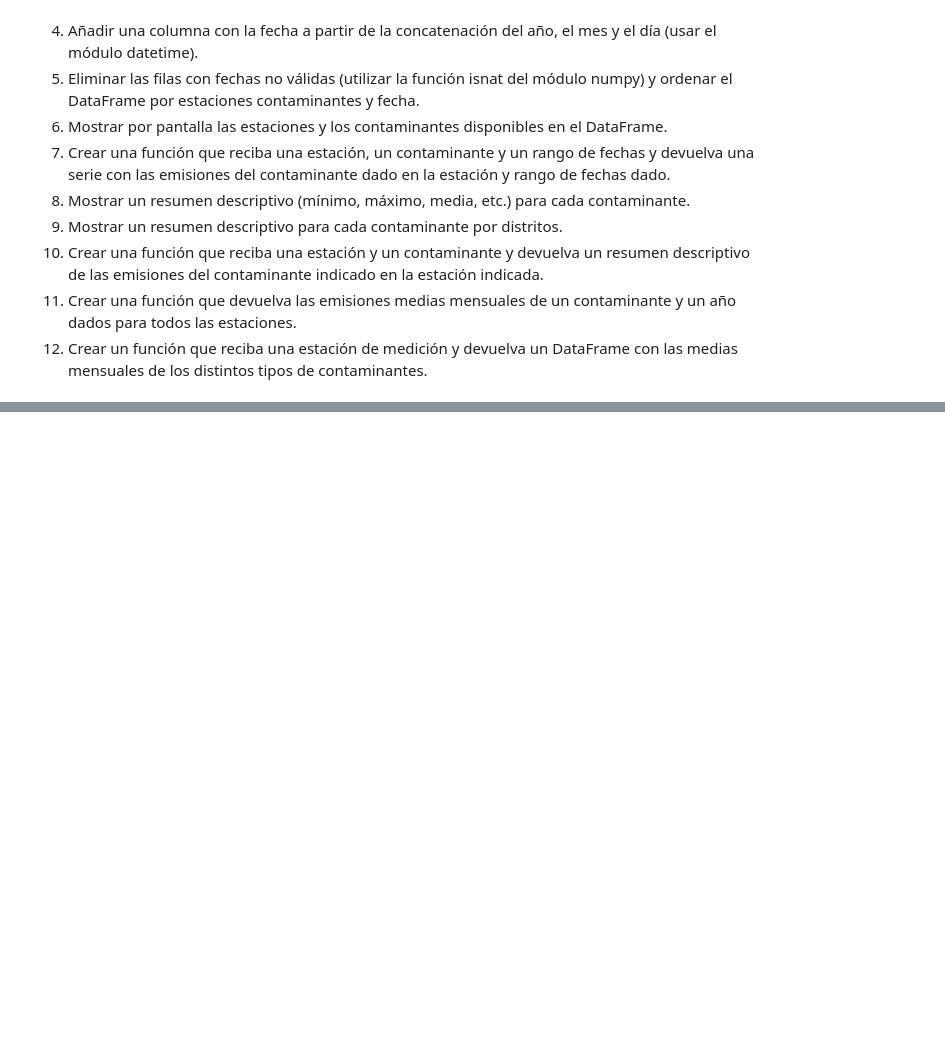
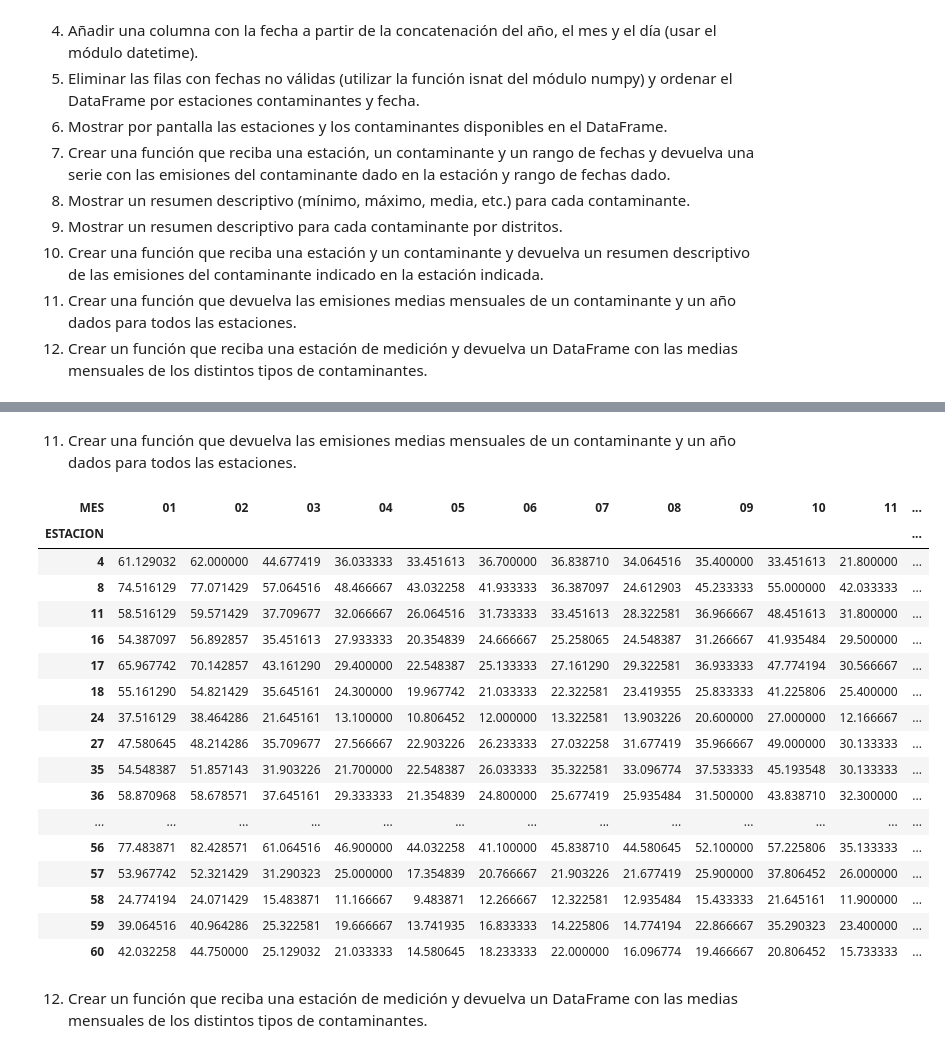
Before and after one commit to javipiazza94/Data-Science-TBB, a Jupyter notebook: SCRIPTS/Legal/Ejercicios.ipynb, the cells around one changed output, grey strips where cells are left out. Cells and saved outputs as stored; diff of their text form; code cells hidden in the pictures; blank space fills up the shorter version.

```diff
--- a/SCRIPTS/Legal/Ejercicios.ipynb
+++ b/SCRIPTS/Legal/Ejercicios.ipynb
@@ -473,0 +585,9 @@ Los ficheros emisiones-2016.csv, emisiones-2017.csv, emisiones-2018.csv y emisio
+# %%
+#Formateamos el string de la fecha
+emisiones['DIA'] = emisiones.DIA.str.replace("D", "")
+emisiones['DIA'] = emisiones.DIA.str.lstrip()
+# %%
+emisiones['MES']=  emisiones.MES.apply(lambda x : f'{int(x):02}')
+# %%
+emisiones['FECHA'] = pd.to_datetime(emisiones['ANO'].astype(str) + '-' + emisiones['MES'].astype(str) + '-' + emisiones['DIA'].astype(str), errors='coerce')
+emisiones
@@ -473,0 +610,3 @@ Los ficheros emisiones-2016.csv, emisiones-2017.csv, emisiones-2018.csv y emisio
+# %%
+emisiones = emisiones.drop(emisiones[np.isnat(emisiones.FECHA)].index) #drop(df[col])
+emisiones.sort_values(['ESTACION', 'FECHA'])
@@ -473,0 +718,28 @@ Los ficheros emisiones-2016.csv, emisiones-2017.csv, emisiones-2018.csv y emisio
+# %% [markdown]
+11. Crear una función que devuelva las emisiones medias mensuales de un contaminante y un año dados para todos las estaciones.
+# %%
+def mediasMensualesContaminantes(contaminante, año):
+    return emisiones[(emisiones['ANO']==año) & (emisiones['MAGNITUD']== contaminante)].groupby(['ESTACION', 'MES']).VALOR.mean().unstack('MES')
+
+mediasMensualesContaminantes(8, 2019)
+# %% [output]
+| MES | 01 | 02 | 03 | 04 | 05 | 06 | 07 | 08 | 09 | 10 | 11 | ... |
+| ESTACION |  |  |  |  |  |  |  |  |  |  |  | ... |
+| 4 | 61.129032 | 62.000000 | 44.677419 | 36.033333 | 33.451613 | 36.700000 | 36.838710 | 34.064516 | 35.400000 | 33.451613 | 21.800000 | ... |
+| 8 | 74.516129 | 77.071429 | 57.064516 | 48.466667 | 43.032258 | 41.933333 | 36.387097 | 24.612903 | 45.233333 | 55.000000 | 42.033333 | ... |
+| 11 | 58.516129 | 59.571429 | 37.709677 | 32.066667 | 26.064516 | 31.733333 | 33.451613 | 28.322581 | 36.966667 | 48.451613 | 31.800000 | ... |
+| 16 | 54.387097 | 56.892857 | 35.451613 | 27.933333 | 20.354839 | 24.666667 | 25.258065 | 24.548387 | 31.266667 | 41.935484 | 29.500000 | ... |
+| 17 | 65.967742 | 70.142857 | 43.161290 | 29.400000 | 22.548387 | 25.133333 | 27.161290 | 29.322581 | 36.933333 | 47.774194 | 30.566667 | ... |
+| 18 | 55.161290 | 54.821429 | 35.645161 | 24.300000 | 19.967742 | 21.033333 | 22.322581 | 23.419355 | 25.833333 | 41.225806 | 25.400000 | ... |
+| 24 | 37.516129 | 38.464286 | 21.645161 | 13.100000 | 10.806452 | 12.000000 | 13.322581 | 13.903226 | 20.600000 | 27.000000 | 12.166667 | ... |
+| 27 | 47.580645 | 48.214286 | 35.709677 | 27.566667 | 22.903226 | 26.233333 | 27.032258 | 31.677419 | 35.966667 | 49.000000 | 30.133333 | ... |
+| 35 | 54.548387 | 51.857143 | 31.903226 | 21.700000 | 22.548387 | 26.033333 | 35.322581 | 33.096774 | 37.533333 | 45.193548 | 30.133333 | ... |
+| 36 | 58.870968 | 58.678571 | 37.645161 | 29.333333 | 21.354839 | 24.800000 | 25.677419 | 25.935484 | 31.500000 | 43.838710 | 32.300000 | ... |
+| ... | ... | ... | ... | ... | ... | ... | ... | ... | ... | ... | ... | ... |
+| 56 | 77.483871 | 82.428571 | 61.064516 | 46.900000 | 44.032258 | 41.100000 | 45.838710 | 44.580645 | 52.100000 | 57.225806 | 35.133333 | ... |
+| 57 | 53.967742 | 52.321429 | 31.290323 | 25.000000 | 17.354839 | 20.766667 | 21.903226 | 21.677419 | 25.900000 | 37.806452 | 26.000000 | ... |
+| 58 | 24.774194 | 24.071429 | 15.483871 | 11.166667 | 9.483871 | 12.266667 | 12.322581 | 12.935484 | 15.433333 | 21.645161 | 11.900000 | ... |
+| 59 | 39.064516 | 40.964286 | 25.322581 | 19.666667 | 13.741935 | 16.833333 | 14.225806 | 14.774194 | 22.866667 | 35.290323 | 23.400000 | ... |
+| 60 | 42.032258 | 44.750000 | 25.129032 | 21.033333 | 14.580645 | 18.233333 | 22.000000 | 16.096774 | 19.466667 | 20.806452 | 15.733333 | ... |
+# %% [markdown]
+12. Crear un función que reciba una estación de medición y devuelva un DataFrame con las medias mensuales de los distintos tipos de contaminantes.
```
Also changed, not shown: parts of 38 cells of this notebook, 4 other files.
